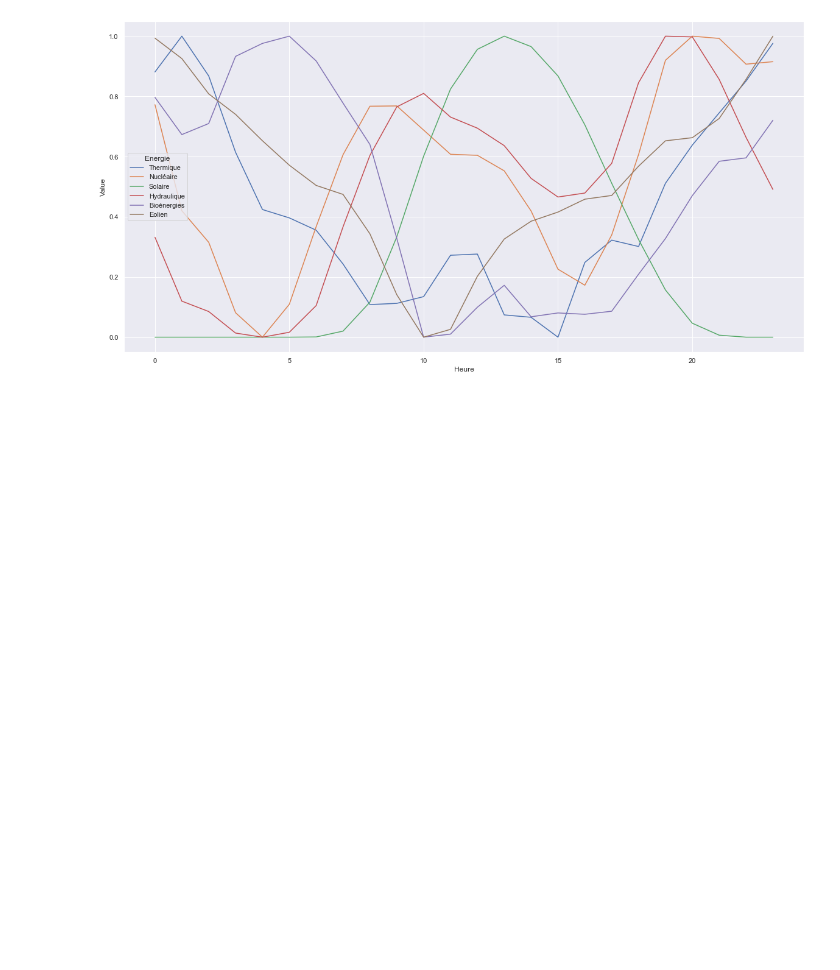
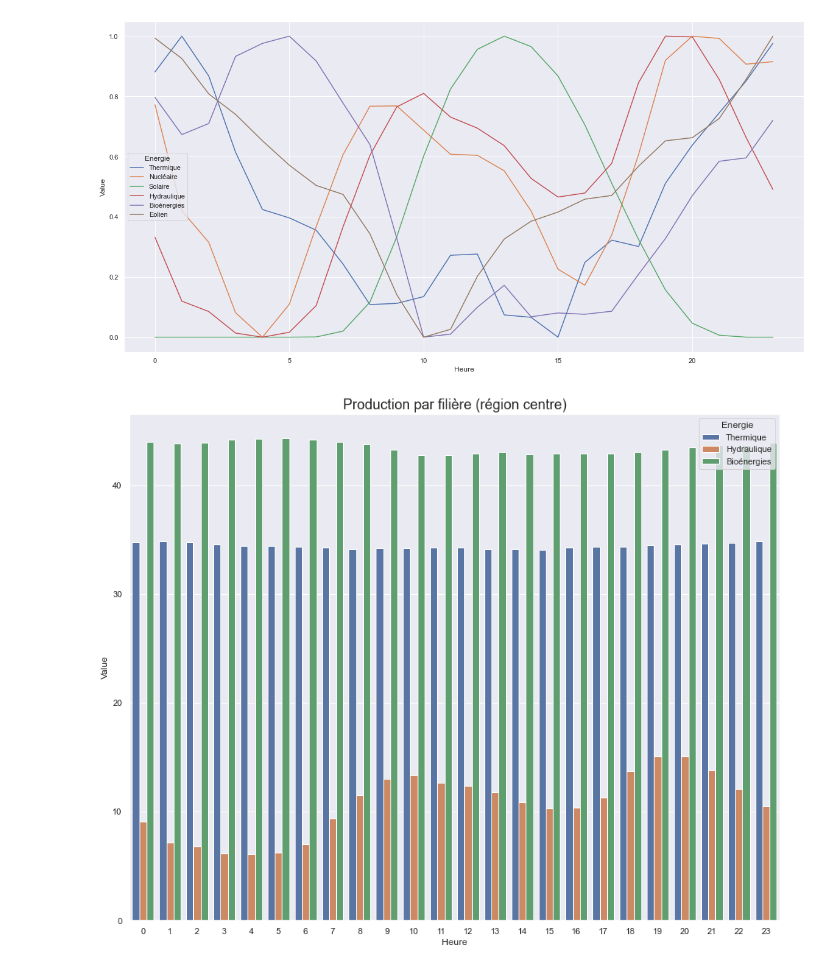
Before and after one commit to Menager49/PY-net-elec, a Jupyter notebook: script.ipynb, the cells around one changed output. Drawn from its saved outputs; the diff is of its cells as text; code cells hidden in the pictures; blank space fills up the shorter version.

```diff
--- a/script.ipynb
+++ b/script.ipynb
@@ -602,3 +604,29 @@ plt.figure(figsize=(20,10))
 ax = sns.lineplot(x=heure.Heure, y=heure.Value, hue=heure.Energie)
 # %% [output]
 [figure]
+# %%
+heure = sample.iloc[:, [3,5,6,7,8,9,11,14,16,18,20,22,24,25,26,27,28,29,30,31]]
+
+#Calcul des données total produites par filière
+heure = heure.groupby(by=heure.Date.dt.hour, as_index=False).agg(
+    {'Thermique':'sum', 'Nucléaire':'sum', 'Solaire':'sum', 'Hydraulique':'sum', 'Bioénergies':'sum', 'Eolien':'sum'}).round(1)
+
+#Création d'un dataframe regroupant les variables
+heure = pd.concat([heure['Thermique'], heure['Nucléaire'], heure['Solaire'], heure['Hydraulique'], heure['Bioénergies'], heure['Eolien']]).reset_index()
+
+#Ajout du type d'énergie
+energie = ['Thermique' for i in range(24)] + ['Nucléaire' for i in range(24)] + ['Solaire' for i in range(24)] + ['Hydraulique' for i in range(24)] + ['Bioénergies' for i in range(24)] + ['Eolien' for i in range(24)]
+
+energie = pd.DataFrame(energie, columns=['Energie'])
+
+#Renommage des colonnes
+heure = pd.concat([heure, energie], axis=1).rename(columns={0:'Value', 'index':'Heure'})
+
+heure['Value'] = heure['Value']/1000
+# %%
+plt.figure(figsize=(15,12))
+ax = sns.barplot(x='Heure', y='Value', hue='Energie', data=heure[(heure['Energie']!='Nucléaire')&(heure['Energie']!='Solaire')&(heure['Energie']!='Eolien')])
+
+ax.set_title('Production par filière (région centre)', size=18);
+# %% [output]
+[figure, added]
```
Also changed, not shown: parts of 6 cells of this notebook.
